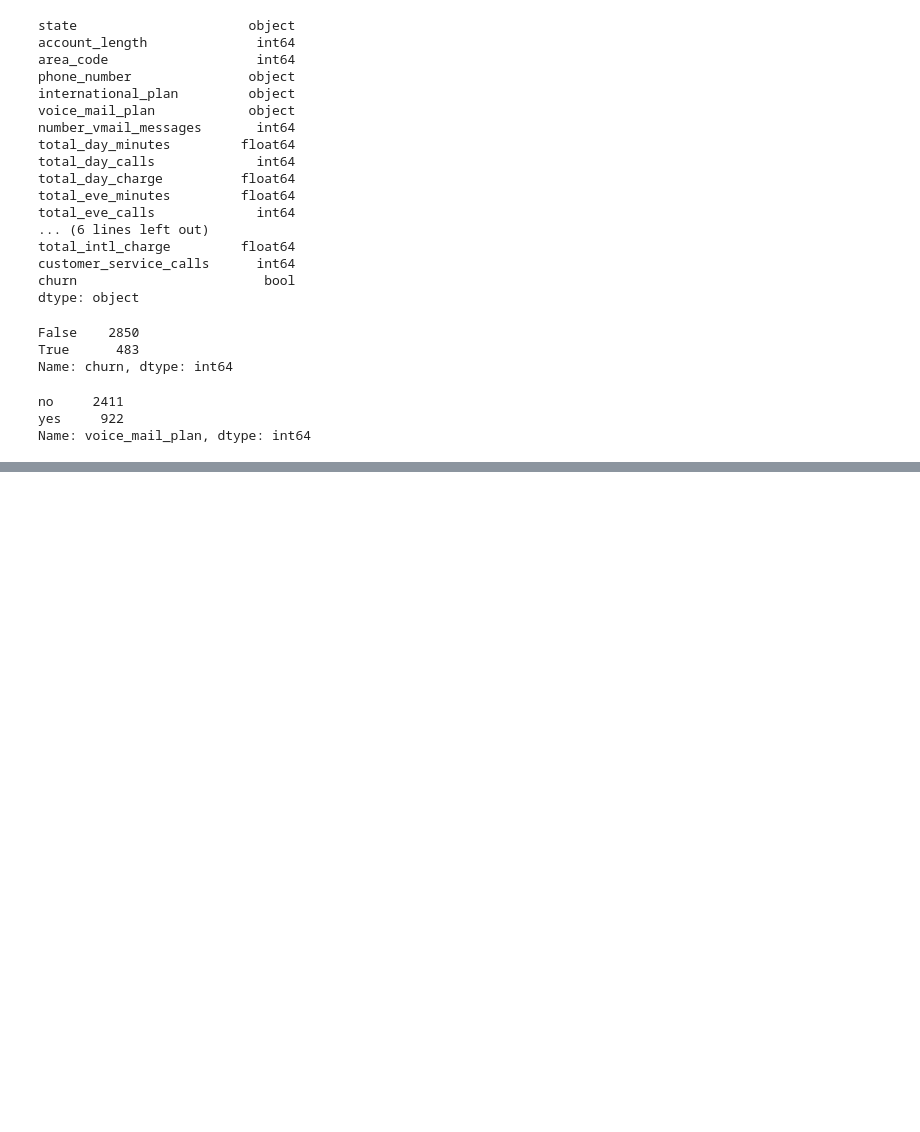
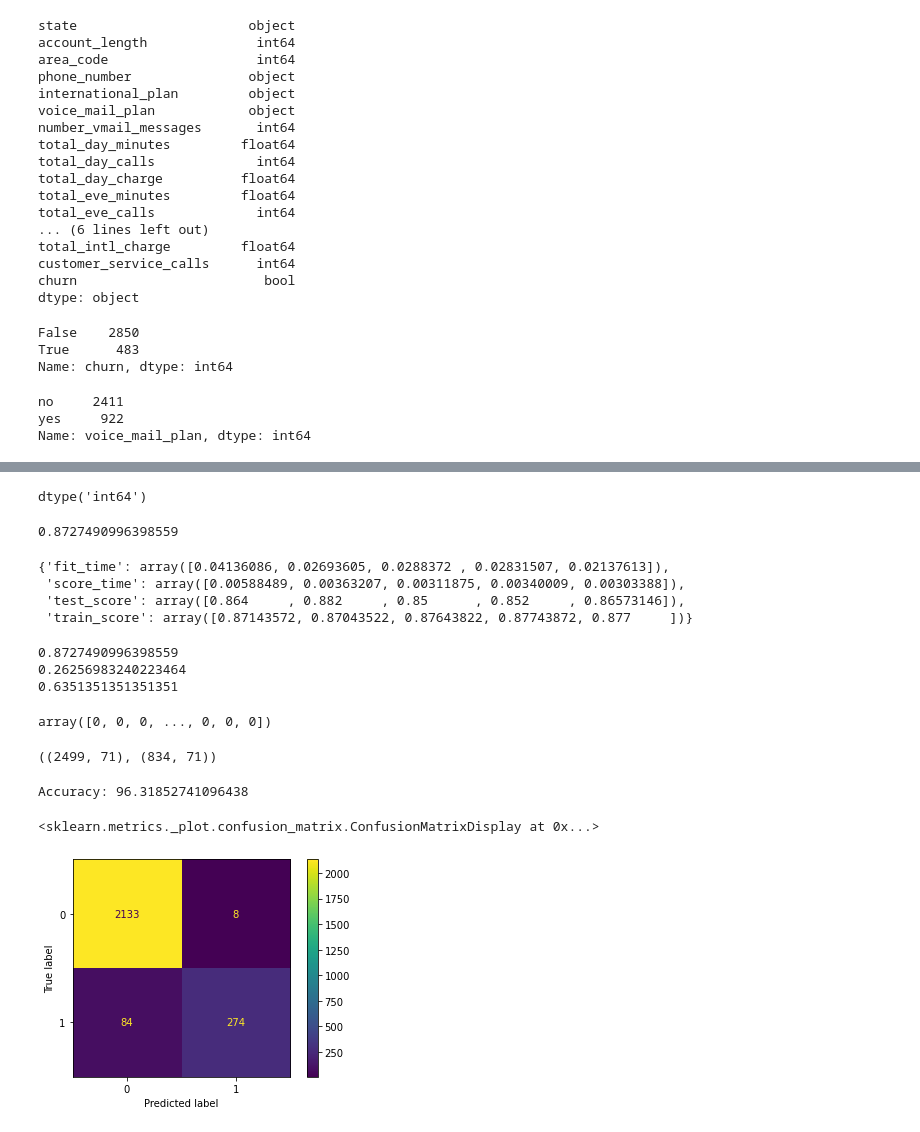
Before and after one commit to sbaltodano/SyriaTel_customer_churn, a Jupyter notebook: cleaning.ipynb, the cells around one changed output, grey strips where cells are left out. Cells and saved outputs as stored; diff of their text form; code cells hidden in the pictures; blank space fills up the shorter version.

```diff
--- a/cleaning.ipynb
+++ b/cleaning.ipynb
@@ -171,0 +203,10 @@ data_prepared = full_pipeline.fit_transform(df)
+# %%
+# ohe = OneHotEncoder()
+# ohe.fit(df[cat_attribs])
+# df.drop(columns= cat_attribs)
+# pd.concat([df, ohe], ignore_index=True)
+
+dummies = pd.get_dummies(df[cat_attribs])
+res = pd.concat([df, dummies], axis=1)
+res = res.drop(cat_attribs, axis=1)
+res
@@ -171,0 +262,3 @@ data_prepared = full_pipeline.fit_transform(df)
+# %%
+res.replace({False: 0, True: 1}, inplace=True)
+res.head()
@@ -171,0 +273,67 @@ data_prepared = full_pipeline.fit_transform(df)
+# %%
+res['churn'].dtype
+# %% [output]
+dtype('int64')
+# %%
+X = res.drop(columns='churn')
+y = res.churn
+
+X_train, X_test, y_train, y_test = train_test_split(X, y, random_state=42)
+
+pipe = make_pipeline(StandardScaler(), LogisticRegression())
+pipe.fit(X_train, y_train)  # apply scaling on training data
+Pipeline(steps=[('standardscaler', StandardScaler()),
+                ('logisticregression', LogisticRegression())])
+
+preds = pipe.predict(X_train)
+pipe.score(X_train, y_train)
+# %% [output]
+0.8727490996398559
+# %%
+cv_results = cross_validate(
+                    estimator = pipe,
+                    X = X_train,
+                    y = y_train,
+                    cv = 5,
+                    return_train_score = True
+)
+cv_results
+# %% [output]
+{'fit_time': array([0.04136086, 0.02693605, 0.0288372 , 0.02831507, 0.02137613]),
+ 'score_time': array([0.00588489, 0.00363207, 0.00311875, 0.00340009, 0.00303388]),
+ 'test_score': array([0.864     , 0.882     , 0.85      , 0.852     , 0.86573146]),
+ 'train_score': array([0.87143572, 0.87043522, 0.87643822, 0.87743872, 0.877     ])}
+# %%
+print(accuracy_score(y_train, preds))
+print(recall_score(y_train, preds))
+print(precision_score(y_train, preds))
+# %% [output]
+0.8727490996398559
+0.26256983240223464
+0.6351351351351351
+# %%
+preds
+# %% [output]
+array([0, 0, 0, ..., 0, 0, 0])
+# %%
+X_train.shape, X_test.shape
+# %% [output]
+((2499, 71), (834, 71))
+# %%
+tree_clf = DecisionTreeClassifier(max_depth=6)
+
+tree_clf.fit(X_train , y_train)
+
+y_pred = tree_clf.predict(X_train)
+
+acc = accuracy_score(y_train,y_pred) * 100
+print("Accuracy: {0}".format(acc))
+# %% [output]
+Accuracy: 96.31852741096438
+# %%
+from sklearn.metrics import accuracy_score, plot_roc_curve, plot_confusion_matrix
+
+plot_confusion_matrix(tree_clf,X_train,y_train)
+# %% [output]
+<sklearn.metrics._plot.confusion_matrix.ConfusionMatrixDisplay at 0x...>
+[figure, added]
```
Also changed, not shown: parts of 20 cells of this notebook.
